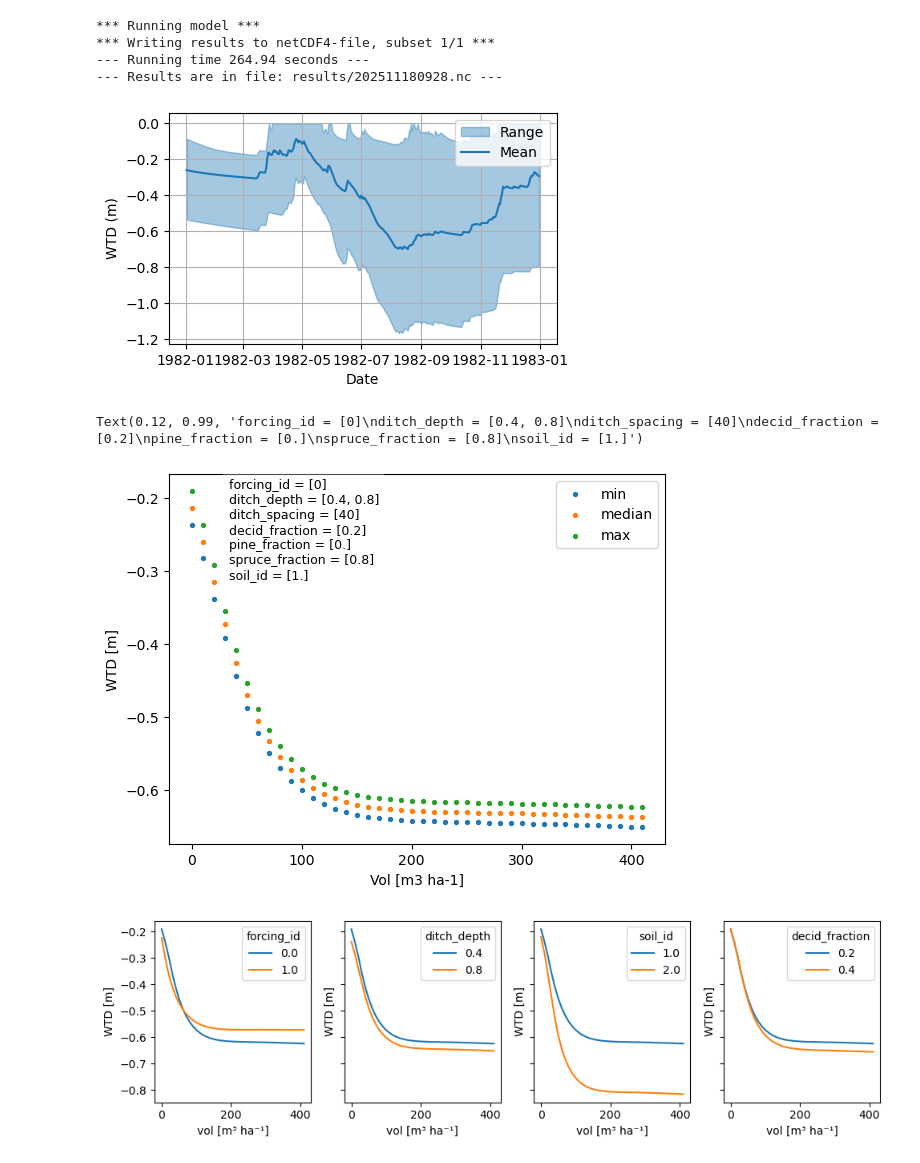
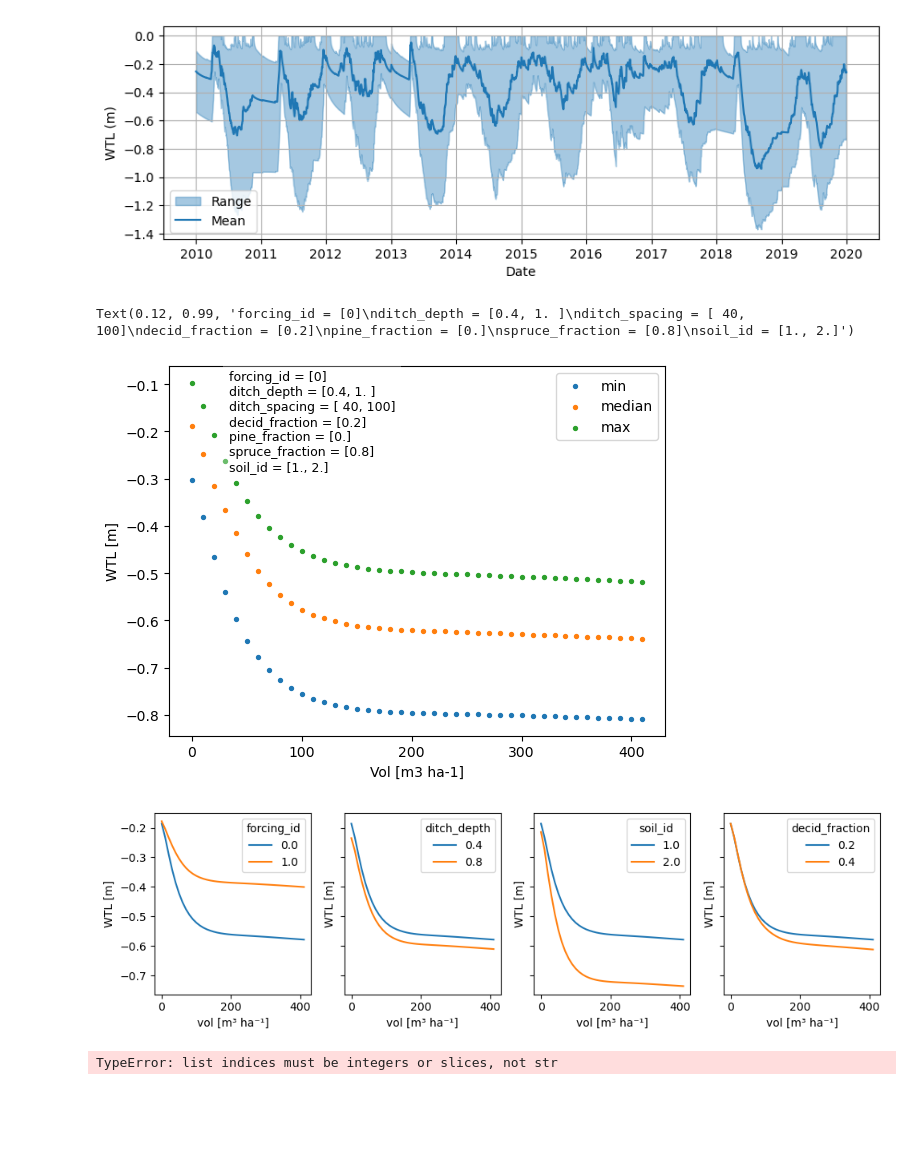
Before and after one commit to LukeEcomod/SpaFHy_Peat_HIKET, a Jupyter notebook: run_example.ipynb, the cells around one changed output. Cells and saved outputs as stored; diff of their text form; code cells hidden in the pictures; blank space fills up the shorter version.

```diff
--- a/run_example.ipynb
+++ b/run_example.ipynb
@@ -11,29 +4,27 @@ import os
 # %%
 # runs model
-outputfile = driver(create_ncf=True)
-
+#outputfile = driver(create_ncf=True)
+outputfile = r'/Users/jpnousu/SpaFHy-Peat_private/results/202511181802.nc'
 # reads results from .nc-file
 results = read_results(outputfile)
-# %% [output]
-*** Running model ***
-*** Writing results to netCDF4-file, subset 1/1 ***
---- Running time 264.94 seconds ---
---- Results are in file: results/202511180928.nc ---
 # %%
+import matplotlib.pyplot as plt
+
 da_min = results['soil_ground_water_level'].min(dim='j')[:,0]
 da_max = results['soil_ground_water_level'].max(dim='j')[:,0]
 
 # Extract the time coordinate (replace 'date' with your actual time dim name if different)
 time = results['date'].values
 
 # Plot
-plt.figure(figsize=(5, 3))
+plt.figure(figsize=(10, 3))
 plt.fill_between(time, da_min, da_max, color='tab:blue', alpha=0.4, label='Range')
 plt.plot(time, results['soil_ground_water_level'].mean(dim='j'), color='tab:blue', label='Mean')
 plt.xlabel("Date")
-plt.ylabel("WTD (m)")
+plt.ylabel("WTL (m)")
 plt.legend()
 plt.grid(True)
+plt.savefig('figs/wtl.png', dpi=300, bbox_inches="tight")
 # %% [output]
-[figure, old version]
+[figure, new version]
 # %%
@@ -50,14 +43,16 @@ mean_gw = summer.mean(dim='date')[0, :]
 min_gw = summer.min(dim='date')[0, :]
 max_gw = summer.max(dim='date')[0, :]
 # %%
+import numpy as np
+
 params = {
     "forcing_id": np.array([0]), # 1 ruotsinkylä, 2 asmonkorpi
-    "ditch_depth": np.array([0.4, 0.8]),
-    "ditch_spacing": np.array([40]),
+    "ditch_depth": np.array([0.4, 1.0]),
+    "ditch_spacing": np.array([40, 100]),
     "decid_fraction": np.array([0.2]),
     "pine_fraction": np.array([0.0]),
     "spruce_fraction": np.array([0.8]),
-    "soil_id": np.array([1.0]), # 1 sphagnum, 2 carex
+    "soil_id": np.array([1.0, 2.0]), # 1 sphagnum, 2 carex
 }
 
 vols = np.unique(sites_ensemble['vol'])
@@ -91,7 +86,7 @@ for col in gwls.columns:
 
 plt.legend()
 plt.xlabel('Vol [m3 ha-1]')
-plt.ylabel('WTD [m]')
+plt.ylabel('WTL [m]')
 
 plt.text(
     0.12, 0.99,
@@ -102,6 +97,6 @@ plt.text(
     bbox=dict(facecolor='white', alpha=0.3, edgecolor='none')
 )
 # %% [output]
-Text(0.12, 0.99, 'forcing_id = [0]\nditch_depth = [0.4, 0.8]\nditch_spacing = [40]\ndecid_fraction = [0.2]\npine_fraction = [0.]\nspruce_fraction = [0.8]\nsoil_id = [1.]')
+Text(0.12, 0.99, 'forcing_id = [0]\nditch_depth = [0.4, 1. ]\nditch_spacing = [ 40, 100]\ndecid_fraction = [0.2]\npine_fraction = [0.]\nspruce_fraction = [0.8]\nsoil_id = [1., 2.]')
-[figure, old version]
+[figure, new version]
 # %%
@@ -209,7 +209,7 @@ for forcing in forcings:
            decid_fraction=0.2,
            pine_fraction=0.0,
            spruce_fraction=0.8,
-           soil_id=1.0)['WTD'].plot(ax=ax, label=f'{forcing}')
+           soil_id=1.0)['WTL'].plot(ax=ax, label=f'{forcing}')
 ax.set_title("")
 ax.legend(title="forcing_id")
 
@@ -223,7 +223,7 @@ for ditch_depth in ditch_depths:
            decid_fraction=0.2,
            pine_fraction=0.0,
            spruce_fraction=0.8,
-           soil_id=1.0)['WTD'].plot(ax=ax, label=f'{ditch_depth}')
+           soil_id=1.0)['WTL'].plot(ax=ax, label=f'{ditch_depth}')
 ax.legend(title="ditch_depth")
 ax.set_title("")
 
@@ -237,7 +237,7 @@ for soil_id in soil_ids:
            decid_fraction=0.2,
            pine_fraction=0.0,
            spruce_fraction=0.8,
-           soil_id=soil_id)['WTD'].plot(ax=ax, label=f'{soil_id}')
+           soil_id=soil_id)['WTL'].plot(ax=ax, label=f'{soil_id}')
 ax.legend(title="soil_id")
 ax.set_title("")
 
@@ -252,22 +252,26 @@ for decid_fraction, spruce_fraction in zip(decid_fractions, spruce_fractions):
            decid_fraction=decid_fraction,
            pine_fraction=0.0,
            spruce_fraction=spruce_fraction,
-           soil_id=1.0)['WTD'].plot(ax=ax,
+           soil_id=1.0)['WTL'].plot(ax=ax,
                                      label=f'{decid_fraction}')
 ax.legend(title='decid_fraction')
 ax.set_title("")
 
 plt.tight_layout()
-plt.savefig('figs/wtd_vol.png', dpi=300, bbox_inches="tight")
+plt.savefig('figs/wtl_vol_2.png', dpi=300, bbox_inches="tight")
 # %% [output]
-[figure, old version]
+[figure, new version]
 # %%
+from scipy.interpolate import interp1d
+
 # Test interpolation function
 # Probably best to save vol-gwl relationships in .txt file and share
-interp_fs = []
-interp_fs.append(interp1d(
-    gwls.index,                 # x-values: volume
-    gwls['median'],               # y-values: median WTD
-    kind='linear',              # linear interpolation (can also use 'cubic')
-    fill_value='interpolate'    # allow extrapolation outside known range
-))
+#interp_fs = []
+#interp_fs.append(interp1d(
+#    gwls.index,                 # x-values: volume
+#    gwls['median'],               # y-values: median WTL
+#    kind='linear',              # linear interpolation (can also use 'cubic')
+#    fill_value='interpolate'    # allow extrapolation outside known range
+#))
+# %% [output]
+TypeError: list indices must be integers or slices, not str
```
Also changed, not shown: parts of 6 cells of this notebook, 3 other files.
